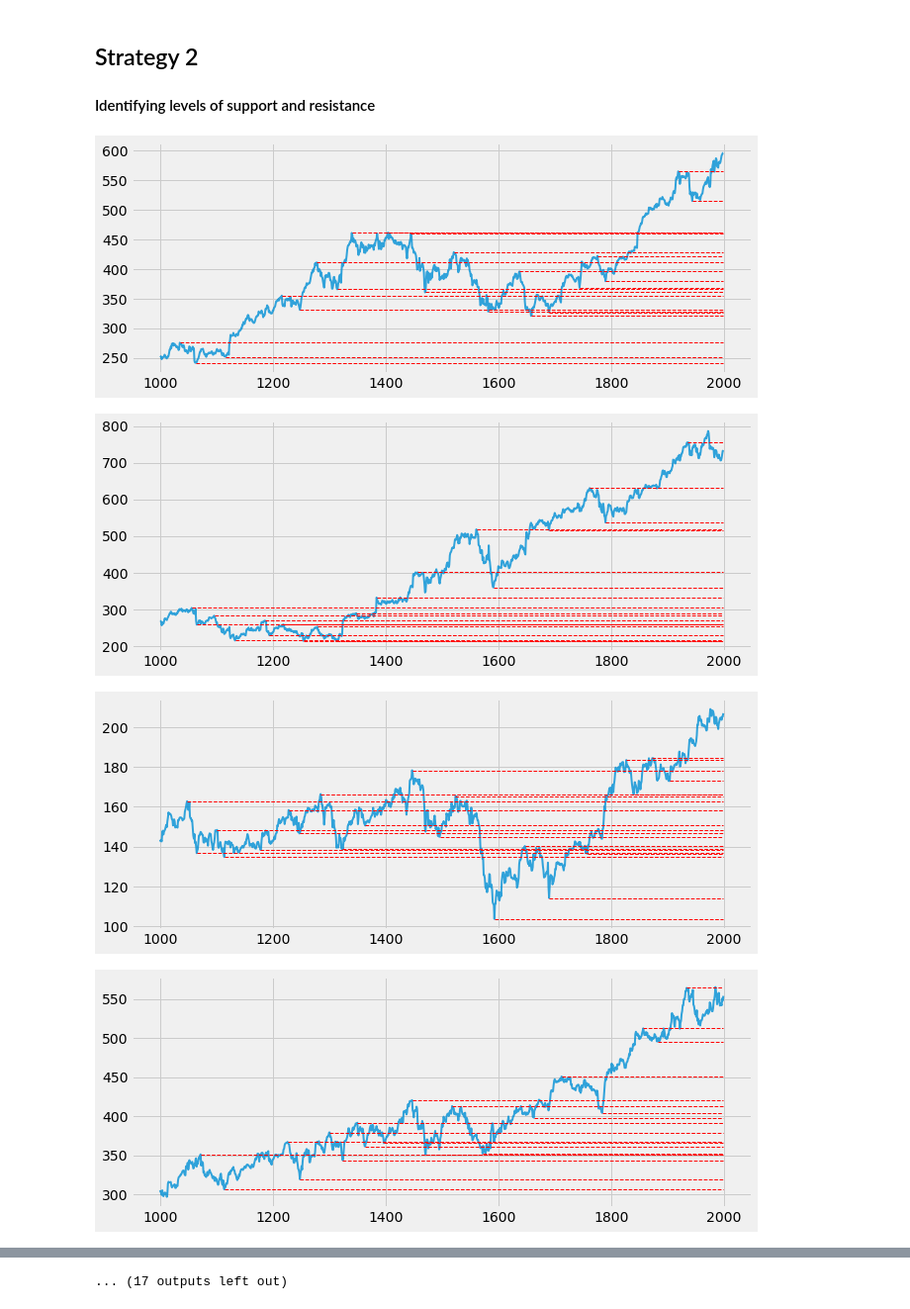
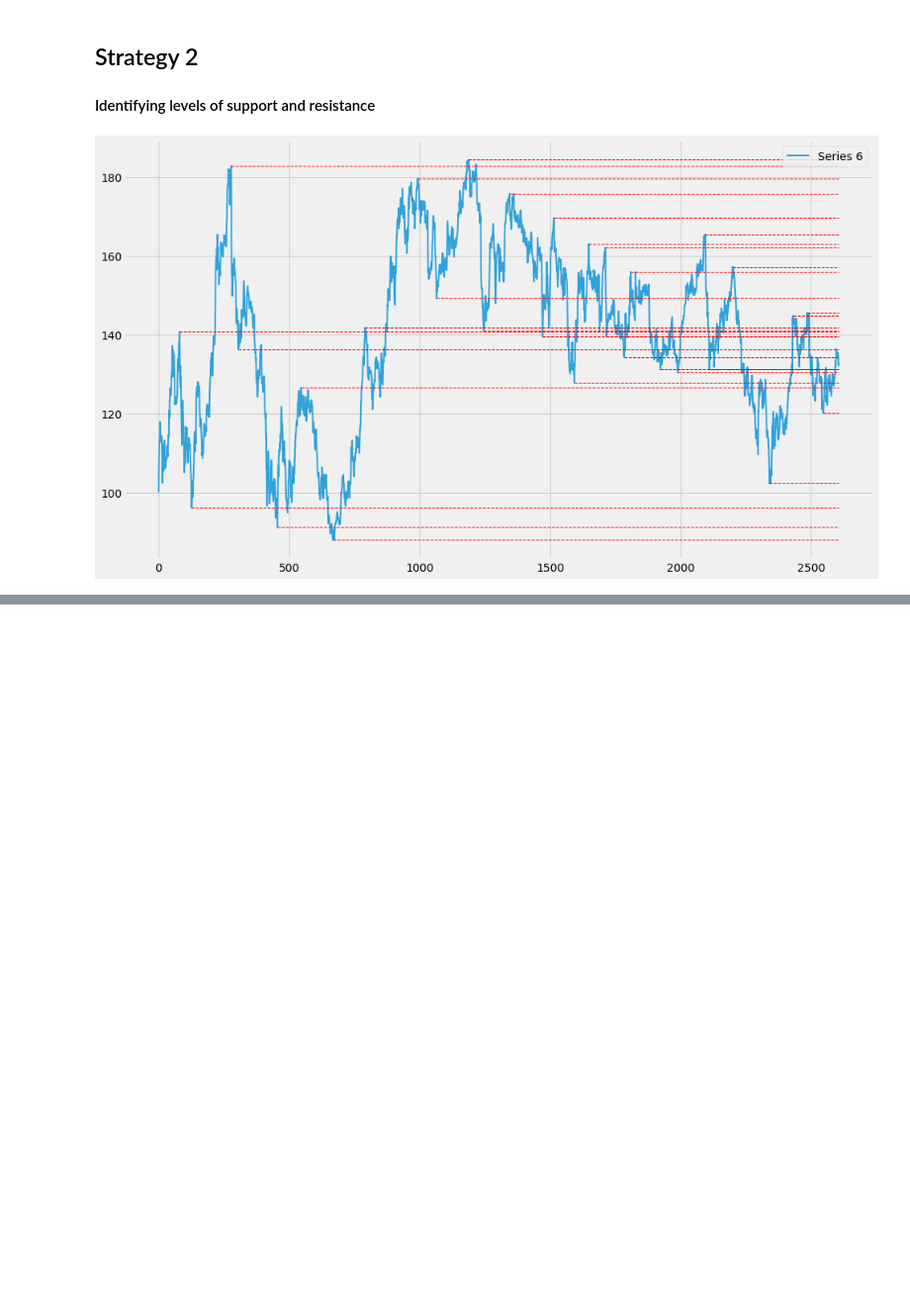
Before and after one commit to oscarwoodi/BHProj2Team1, a Jupyter notebook: Levels_.ipynb, the cells around one changed output, grey strips where cells are left out. Shown at 99% size. Cells and saved outputs as stored; diff of their text form; code cells hidden in the pictures; blank space fills up the shorter version.

```diff
--- a/Levels_.ipynb
+++ b/Levels_.ipynb
@@ -100,12 +100,12 @@ plt.show()
 # import necessary libraries
 import matplotlib.dates as mpl_dates
 
-start = 1000
-end = 2000
+start = 0
+end = 720
 
 # data import
 df = pd.read_excel('Time Series Data.xlsx', index_col = 'Day')
-df = df[start:end]
+
 # df selected for testing purposes
 data = df['Series 22'].iloc[0:]
 # %%
@@ -154,21 +161,23 @@ def leveler(series):
 # %%
 # for visualization
 def plot_all(levels, df):
-    fig, ax = plt.subplots(figsize=(10, 4))
+    fig, ax = plt.subplots(figsize=(15, 9))
     ax.plot(df, linewidth=2, alpha=0.8, label=series)
 
     for level in levels:
         plt.hlines(level[1], xmin = df.reset_index()['Day'][level[0]-start], xmax =
             max(df.reset_index()['Day']), colors='red', linestyle='--', linewidth=1)
+        plt.legend()
+
     plt.show()
 # %%
 #method 2: window shifting method
 #using the same symbol as the first example above
 
 # window used to calculate supports and resistance
-window = 30
+window = 5
 
-def levelerv2(series):
+def levelerv2(series, window):
 
     pivots = []
     max_list = []
@@ -177,37 +186,33 @@ def levelerv2(series):
     data = df[series]
 
     for i in range(window, len(data)-window):
 
         # taking a window of 9 candles
         high_range = data[i-window:i+window-1]
         current_max = high_range.max()
 
         # if we find a new maximum value, empty the max_list
         if current_max not in max_list:
             max_list = []
         max_list.append(current_max)
 
         # if the maximum value remains the same after shifting 5 times
         if len(max_list)==window and is_far_from_level(current_max,pivots,data):
             pivots.append((high_range.idxmax(), current_max))
 
         low_range = data[i-window:i+window]
         current_min = low_range.min()
 
         if current_min not in min_list:
             min_list = []
         min_list.append(current_min)
 
         if len(min_list)==window and is_far_from_level(current_min,pivots,data):
             pivots.append((low_range.idxmin(), current_min))
 
     return pivots
 
-# plotting for all series
-for series in df.columns:
-    plot_all(levelerv2(series), df[series])
+series = 'Series 6'
+plot_all(levelerv2(series, 50), df[series])
 # %% [output]
-[figure, old version]
+[figure, new version]
-[figure, removed]
-[figure, removed]
-[figure, removed]
@@ -222 +218,0 @@ for series in df.columns:
-... (17 outputs left out)
```
Also changed, not shown: parts of 10 cells of this notebook, 1 other file.
